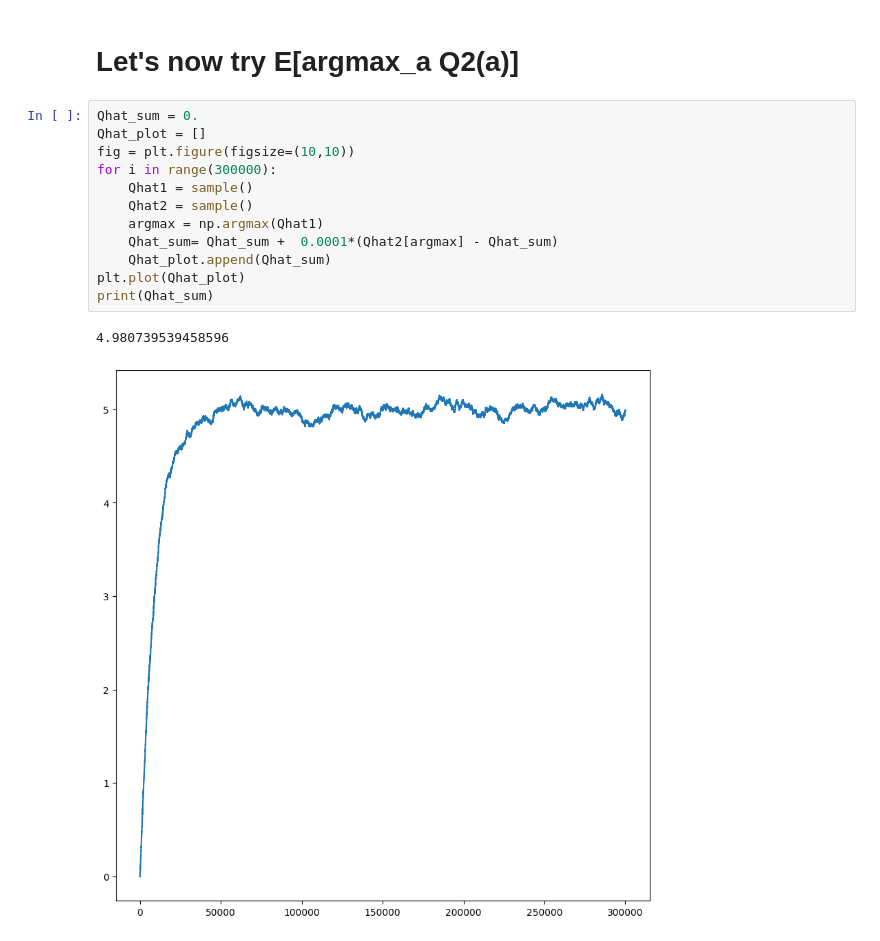
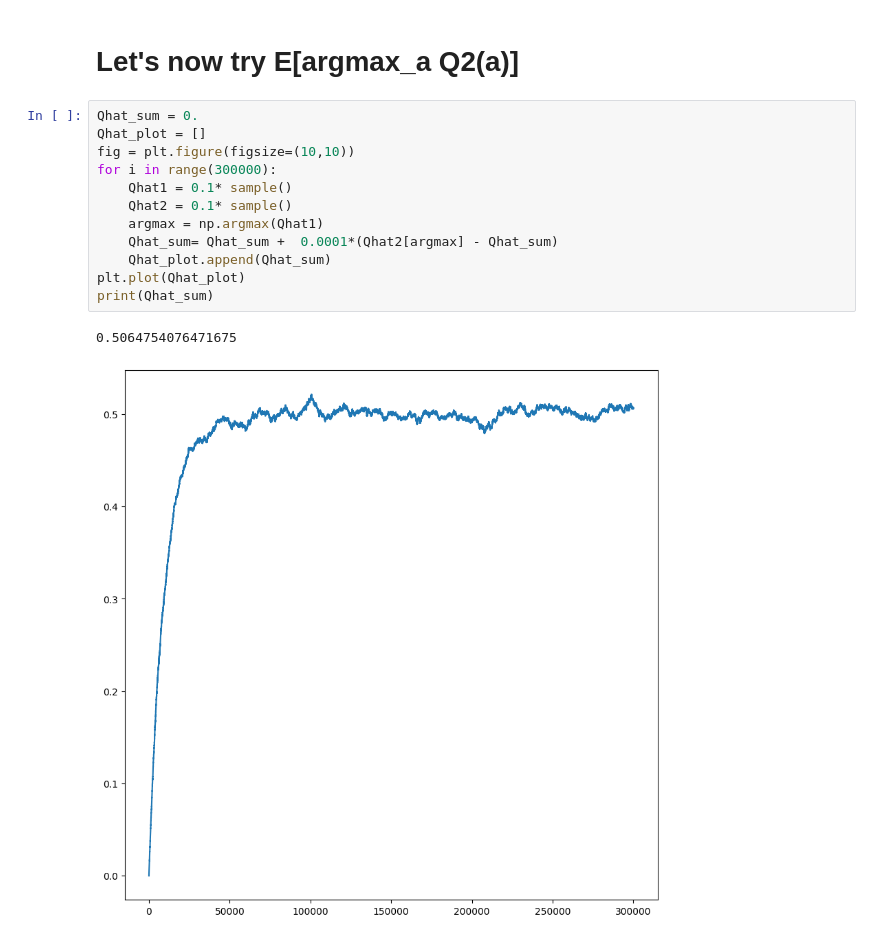
Before and after one commit to gmuthu7/Gridworld, a Jupyter notebook: maximization_bias.ipynb, the cells around one changed output. Cells and saved outputs as stored; diff of their text form.

```diff
--- a/maximization_bias.ipynb
+++ b/maximization_bias.ipynb
@@ -44,15 +44,15 @@ This is E[max_a Q(a)] and as can be seen, its overestimated with significant pos
 # %%
 Qhat_sum = 0.
 Qhat_plot = []
 fig = plt.figure(figsize=(10,10))
 for i in range(300000):
-    Qhat1 = sample()
-    Qhat2 = sample()
+    Qhat1 = 0.1* sample()
+    Qhat2 = 0.1* sample()
     argmax = np.argmax(Qhat1)
     Qhat_sum= Qhat_sum +  0.0001*(Qhat2[argmax] - Qhat_sum)
     Qhat_plot.append(Qhat_sum)
 plt.plot(Qhat_plot)
 print(Qhat_sum)
 # %% [output]
-4.980739539458596
+0.5064754076471675
-[figure, old version]
+[figure, new version]
```
Also changed, not shown: parts of 3 cells of this notebook, 1 other file.
